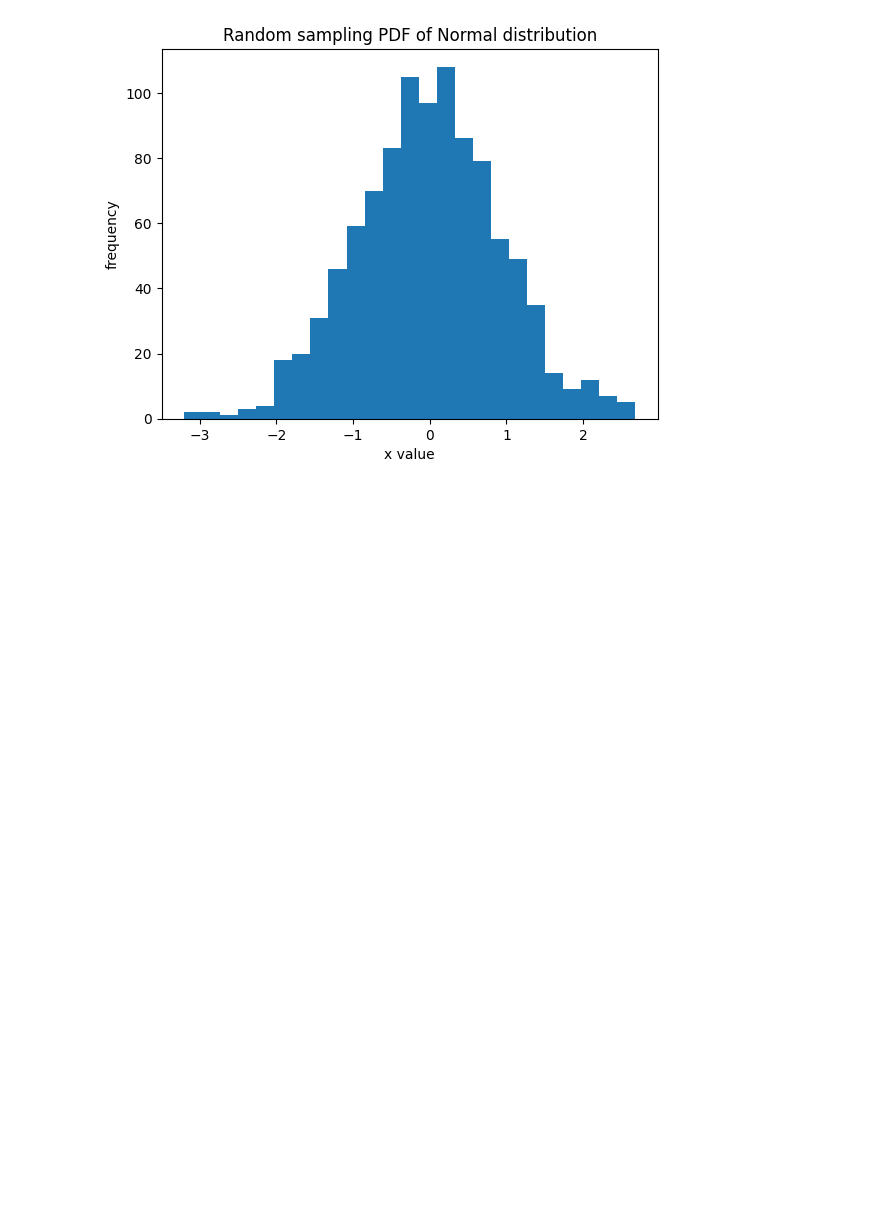
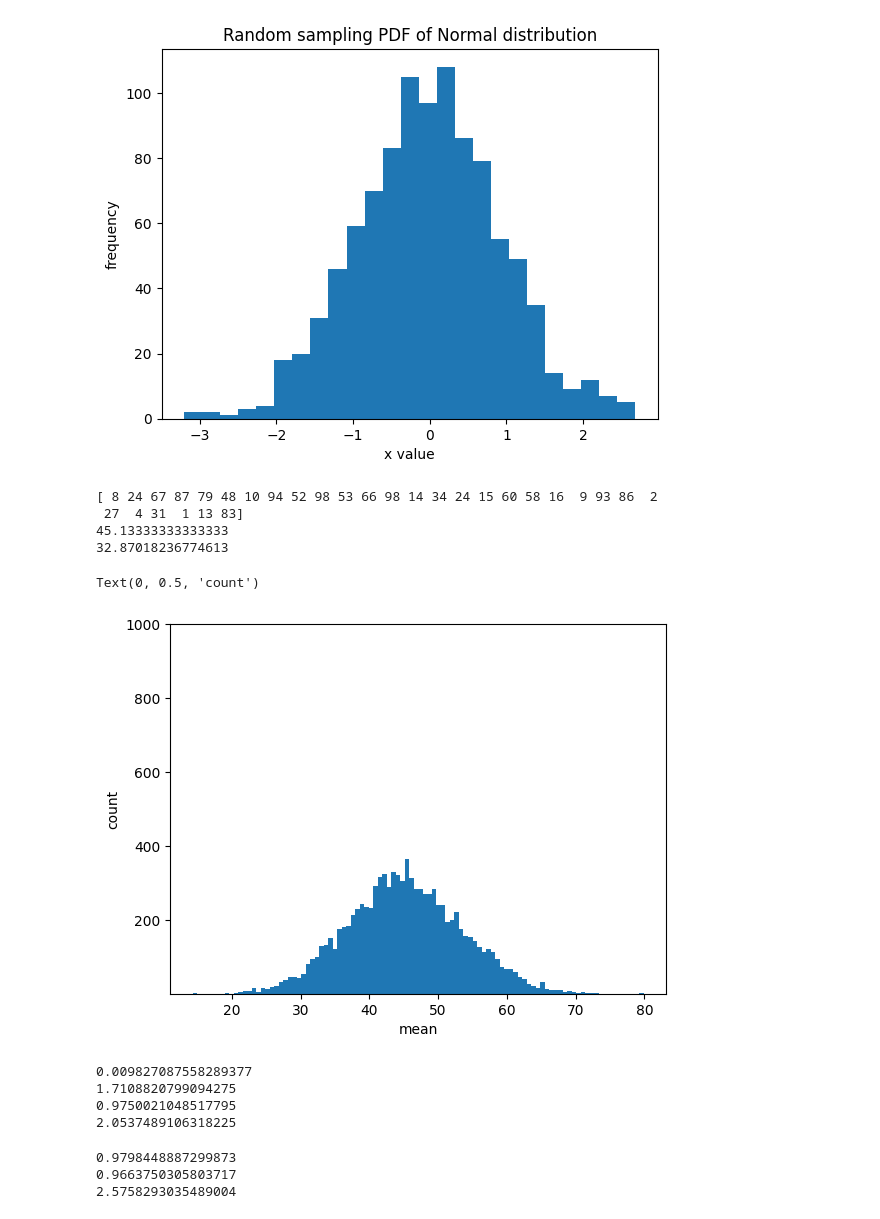
Before and after one commit to andy311p/format, a Jupyter notebook: statistics.ipynb, the cells around one changed output. Drawn from its saved outputs; the diff is of its cells as text; code cells hidden in the pictures; blank space fills up the shorter version.

```diff
--- a/statistics.ipynb
+++ b/statistics.ipynb
@@ -100,3 +200,55 @@ Probability to get 1.96 is: 0.058440944333451476
 Probability to be less than 1.96 is: 0.9750021048517795
 [figure]
 [figure]
+# %%
+import numpy as np
+from matplotlib import pyplot as plt
+
+np.random.seed(100)
+# a = [np.random.randint(100) for i in range(10)]
+b = np.random.randint(0,100,30)
+# print(a)
+print(b)
+print(np.mean(b))
+print(np.std(b))
+
+arr = []
+for i in range(10000):
+  sample = np.random.choice(b,15)
+  arr.append(np.mean(sample))
+
+plt.hist(arr,bins=100)
+plt.ylim(1,1000)
+plt.xlabel("mean")
+plt.ylabel('count')
+# %% [output]
+[ 8 24 67 87 79 48 10 94 52 98 53 66 98 14 34 24 15 60 58 16  9 93 86  2
+ 27  4 31  1 13 83]
+45.13333333333333
+32.87018236774613
+Text(0, 0.5, 'count')
+[figure, added]
+# %%
+from scipy import stats
+df = 24
+t = -2.5
+print(stats.t.cdf(t,df)) #calc p-value based on t-score
+print(stats.t.ppf(0.95,df)) #calc t-score based on p-value (quantile)
+print(stats.norm.cdf(1.96)) # clac p-value based on z-score
+print(stats.norm.ppf(0.98)) #calc z-score based on p-value (quantile)
+# %% [output]
+0.009827087558289377
+1.7108820799094275
+0.9750021048517795
+2.0537489106318225
+# %%
+from scipy import stats
+df = 5
+t = 2.75
+print(stats.t.cdf(t,df))
+print(stats.norm.cdf(1.83))
+print(stats.norm.ppf(0.995))
+# %% [output]
+0.9798448887299873
+0.9663750305803717
+2.5758293035489004
```
Also changed, not shown: parts of 5 cells of this notebook.
